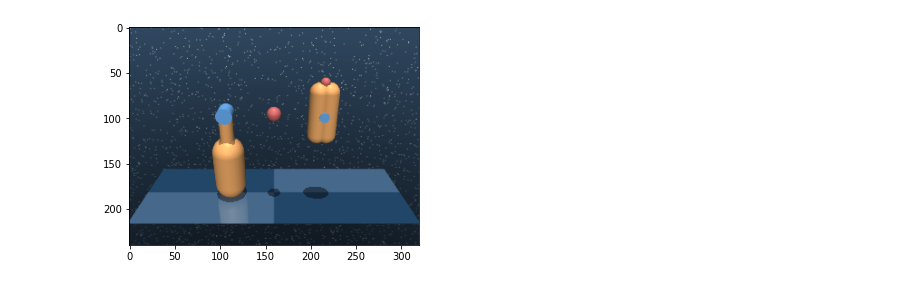
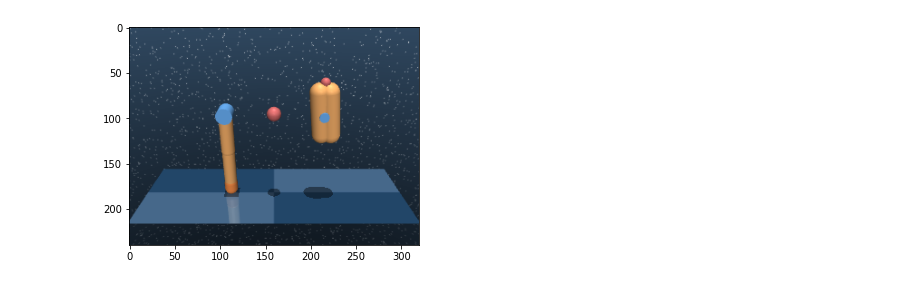
Before and after one commit to automl/CARL, a Jupyter notebook: examples/fiddle_finger.ipynb, the cells around one changed output. Cells and saved outputs as stored; diff of their text form; code cells hidden in the pictures.

```diff
--- a/examples/fiddle_finger.ipynb
+++ b/examples/fiddle_finger.ipynb
@@ -92,9 +89,27 @@ def spin_context(
 from carl.envs.dmc.wrappers import MujocoToGymWrapper
 import matplotlib.pyplot as plt
 
+# TODO change mass of finger tip (simulates different endeffectors), finger material, spinner material
 
+# righ hand coordinate system. x right, y up, z into image. Order of coordinates in xml string: (x z y)
 
-xml_string = """
+limb_length_0 = 0.17
+limb_length_1 = 0.16
+spinner_radius = 0.04
+spinner_length = 0.18 * 1
+# spinner_length -= spinner_radius / 2
+x_finger = -0.2
+y_finger = 0.4
+x_spinner = 0.2
+y_spinner = 0.4
+y_spinner_tip = .13
+spinner_half_length = spinner_length / 2
+
+# check constraints
+min_distance_to_finger = (y_spinner - y_finger) - spinner_length
+
+proximal_to = - limb_length_0
+xml_string = f"""
  <mujoco model="finger">
   <include file="./common/visual.xml"/>
   <include file="./common/skybox.xml"/>
@@ -120,25 +135,25 @@ xml_string = """
     <camera name="cam0" pos="0 -1 .8" xyaxes="1 0 0 0 1 2"/>
     <camera name="cam1" pos="0 -1 .4" xyaxes="1 0 0 0 0 1" />
 
-    <body name="proximal" pos="-.2 0 .4" childclass="finger">
+    <body name="proximal" pos="{x_finger} 0 {y_finger}" childclass="finger">
       <geom name="proximal_decoration" type="cylinder" fromto="0 -.033 0 0 .033 0" size=".034" material="decoration"/>
       <joint name="proximal" range="-110 110" ref="-90"/>
-      <geom name="proximal" type="capsule" material="self" size=".03" fromto="0 0 0 0 0 -.17"/>
-      <body name="distal" pos="0 0 -.18" childclass="finger">
+      <geom name="proximal" type="capsule" material="self" size=".03" fromto="0 0 0 0 0 {proximal_to}"/>
+      <body name="distal" pos="0 0 {proximal_to - 0.01}" childclass="finger">
         <joint name="distal" range="-110 110"/>
-        <geom name="distal" type="capsule" size=".028" material="self" fromto="0 0 0 0 0 -.16" contype="0" conaffinity="0"/>
-        <geom name="fingertip" type="capsule" size=".03" material="effector" fromto="0 0 -.13 0 0 -.161"/>
+        <geom name="distal" type="capsule" size=".028" material="self" fromto="0 0 0 0 0 {-limb_length_1}" contype="0" conaffinity="0"/>
+        <geom name="fingertip" type="capsule" size=".03" material="effector" fromto="0 0 {-limb_length_1 - 0.03} 0 0 {-limb_length_1 - 0.001}"/>
         <site name="touchtop" pos=".01 0 -.17"/>
         <site name="touchbottom" pos="-.01 0 -.17"/>
       </body>
     </body>
 
-    <body name="spinner" pos=".2 0 .4">
+    <body name="spinner" pos="{x_spinner} 0 {y_spinner}">
       <joint name="hinge" frictionloss=".1" damping=".5"/>
-      <geom name="cap1" type="capsule" size=".04 .09" material="self" pos=".02 0 0"/>
-      <geom name="cap2" type="capsule" size=".04 .09" material="self" pos="-.02 0 0"/>
-      <site name="tip" type="sphere"  size=".02" pos="0 0 .13" material="target"/>
-      <geom name="spinner_decoration" type="cylinder" fromto="0 -.045 0 0 .045 0" size=".02" material="decoration"/>
+      <geom name="cap1" type="capsule" size="{spinner_radius}" fromto="{spinner_radius/2} 0 {spinner_half_length} {spinner_radius} 0 {-spinner_half_length}" material="self"/>
+      <geom name="cap2" type="capsule" size="{spinner_radius}" fromto="{-spinner_radius/2} 0 {spinner_half_length} 0 0 {-spinner_half_length}" material="self"/>
+      <site name="tip" type="sphere"  size=".02" pos="0 0 {y_spinner_tip}" material="target"/>
+      <geom name="spinner_decoration" type="cylinder" fromto="0 -.045 0 0 .045 0" size="{spinner_radius/2}" material="decoration"/>
     </body>
 
     <site name="target" type="sphere" size=".03" pos="0 0 .4" material="target"/>
@@ -148,32 +163,32 @@ xml_string = """
     <motor name="proximal" joint="proximal" gear="30"/>
     <motor name="distal" joint="distal" gear="15"/>
   </actuator>
 
   <!-- All finger observations are functions of sensors. This is useful for finite-differencing. -->
   <sensor>
     <jointpos name="proximal" joint="proximal"/>
     <jointpos name="distal" joint="distal"/>
     <jointvel name="proximal_velocity" joint="proximal"/>
     <jointvel name="distal_velocity" joint="distal"/>
     <jointvel name="hinge_velocity" joint="hinge"/>
     <framepos name="tip" objtype="site" objname="tip"/>
     <framepos name="target" objtype="site" objname="target"/>
     <framepos name="spinner" objtype="xbody" objname="spinner"/>
     <touch name="touchtop" site="touchtop"/>
     <touch name="touchbottom" site="touchbottom"/>
     <framepos name="touchtop_pos" objtype="site" objname="touchtop"/>
     <framepos name="touchbottom_pos" objtype="site" objname="touchbottom"/>
   </sensor>
 
 </mujoco>
 
 """
 
 
-env = spin_context(xml_string=xml_string)
+env = spin_context(xml_string=xml_string, random=3)
 env = MujocoToGymWrapper(env)
 img = env.render(mode="rgb_array")
 plt.imshow(img)
 plt.show()
 # %% [output]
-[figure, old version]
+[figure, new version]
```
Also changed, not shown: parts of 1 cell of this notebook.
